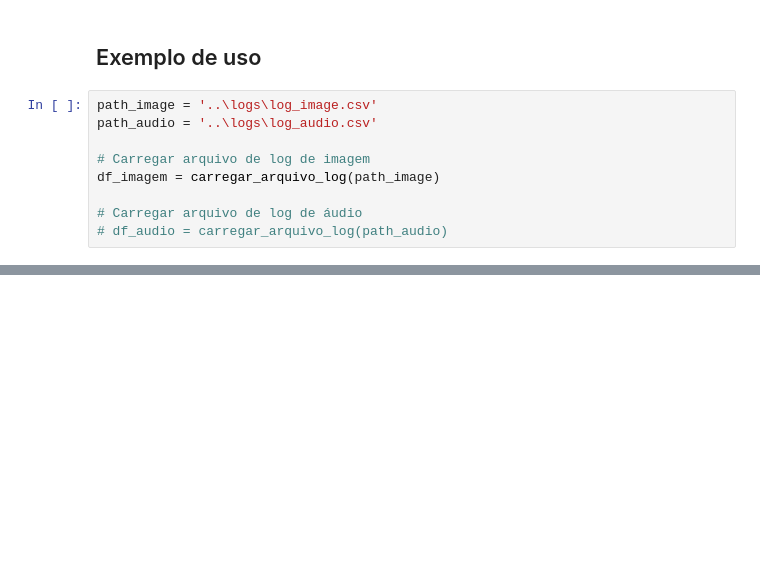
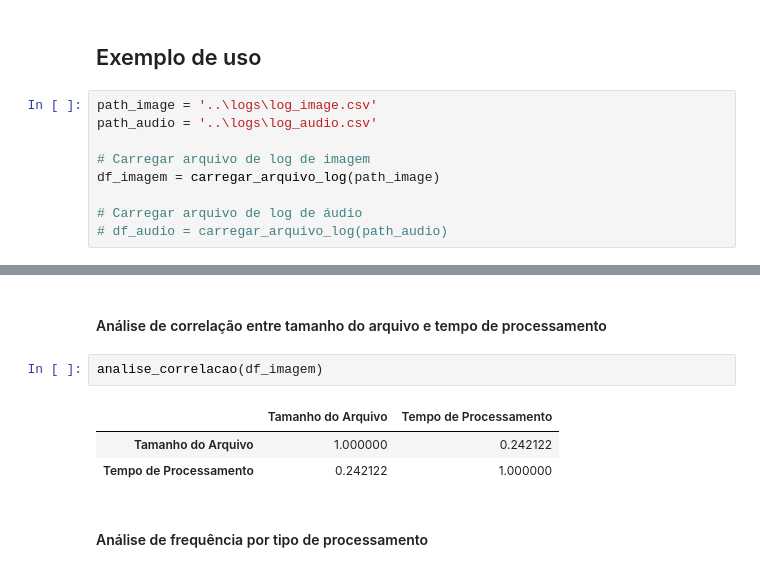
Before and after one commit to luana-kruger/Programming_Techniques-Santander_Coders23, a Jupyter notebook: Scripts/log_analysis.ipynb, the cells around one changed output, grey strips where cells are left out. Saved outputs shown, nothing was run; the diff lists cells and outputs as text; blank space fills up the shorter version.

```diff
--- a/Scripts/log_analysis.ipynb
+++ b/Scripts/log_analysis.ipynb
@@ -113,0 +149,10 @@ TypeError: Could not convert 0:00:00 to numeric
+# %% [markdown]
+#### Análise de correlação entre tamanho do arquivo e tempo de processamento
+# %%
+analise_correlacao(df_imagem)
+# %% [output]
+|  | Tamanho do Arquivo | Tempo de Processamento |
+| Tamanho do Arquivo | 1.000000 | 0.242122 |
+| Tempo de Processamento | 0.242122 | 1.000000 |
+# %% [markdown]
+#### Análise de frequência por tipo de processamento
```
Also changed, not shown: parts of 23 cells of this notebook.
